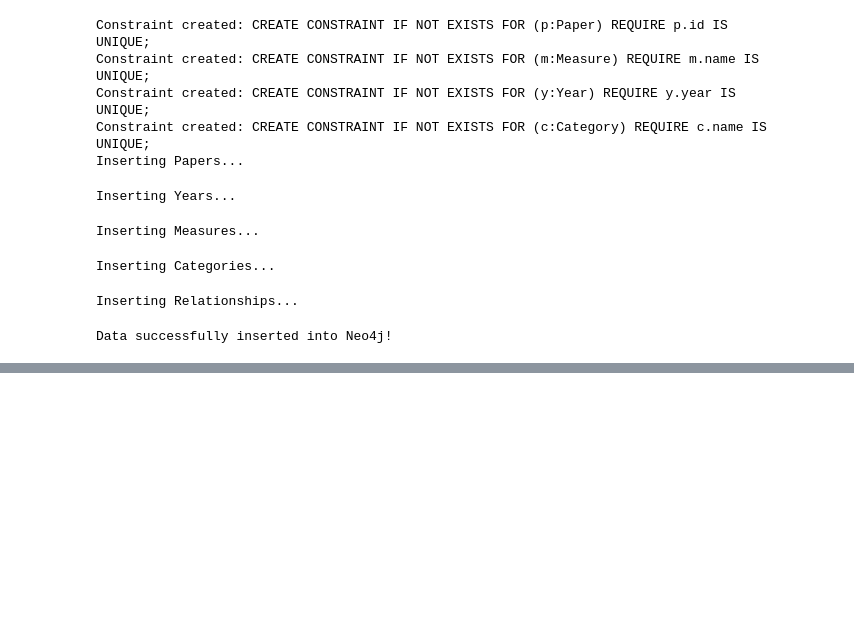
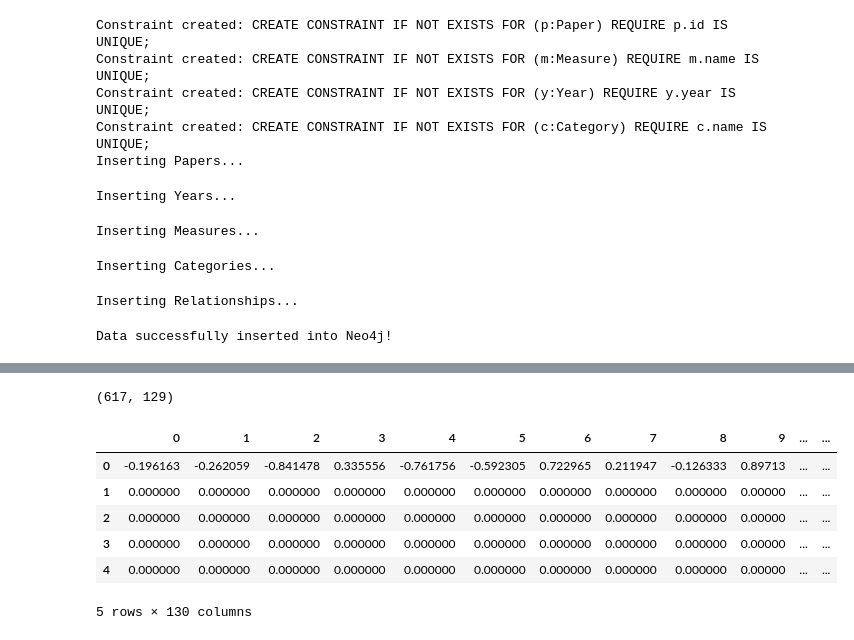
Before and after one commit to SereneKim/meta-welath_mobility, a Jupyter notebook: 6_more_categorizations.ipynb, the cells around one changed output, grey strips where cells are left out. Cells and saved outputs as stored; diff of their text form; code cells hidden in the pictures; blank space fills up the shorter version.

```diff
--- a/6_more_categorizations.ipynb
+++ b/6_more_categorizations.ipynb
@@ -1081,0 +2587,19 @@ with neo4j_db.driver.session() as session:
+# %%
+pd.DataFrame(cluster_labels)
+data_df.shape
+# %% [output]
+(617, 129)
+# %%
+# Convert cluster_labels to a DataFrame
+cluster_labels_df = pd.DataFrame(cluster_labels, columns=['cluster'], index=data_df.index)
+# Merge data_df with cluster_labels_df
+data_merged = pd.concat([data_df, cluster_labels_df], axis=1)
+data_merged.head()
+# %% [output]
+|  | 0 | 1 | 2 | 3 | 4 | 5 | 6 | 7 | 8 | 9 | ... | ... |
+| 0 | -0.196163 | -0.262059 | -0.841478 | 0.335556 | -0.761756 | -0.592305 | 0.722965 | 0.211947 | -0.126333 | 0.89713 | ... | ... |
+| 1 | 0.000000 | 0.000000 | 0.000000 | 0.000000 | 0.000000 | 0.000000 | 0.000000 | 0.000000 | 0.000000 | 0.00000 | ... | ... |
+| 2 | 0.000000 | 0.000000 | 0.000000 | 0.000000 | 0.000000 | 0.000000 | 0.000000 | 0.000000 | 0.000000 | 0.00000 | ... | ... |
+| 3 | 0.000000 | 0.000000 | 0.000000 | 0.000000 | 0.000000 | 0.000000 | 0.000000 | 0.000000 | 0.000000 | 0.00000 | ... | ... |
+| 4 | 0.000000 | 0.000000 | 0.000000 | 0.000000 | 0.000000 | 0.000000 | 0.000000 | 0.000000 | 0.000000 | 0.00000 | ... | ... |
+5 rows × 130 columns
```
Also changed, not shown: parts of 56 cells of this notebook, 12 other files.
